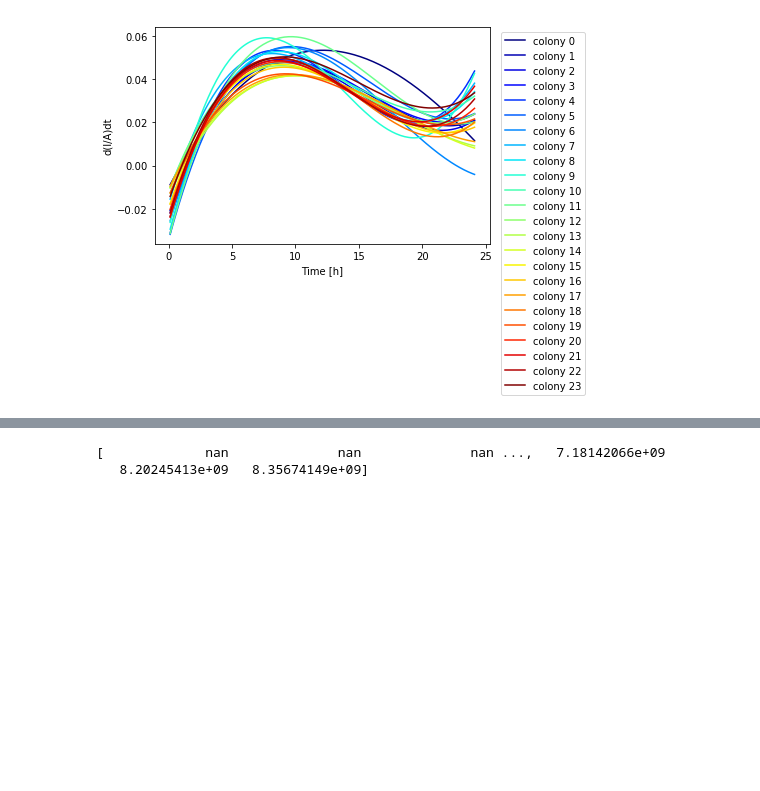
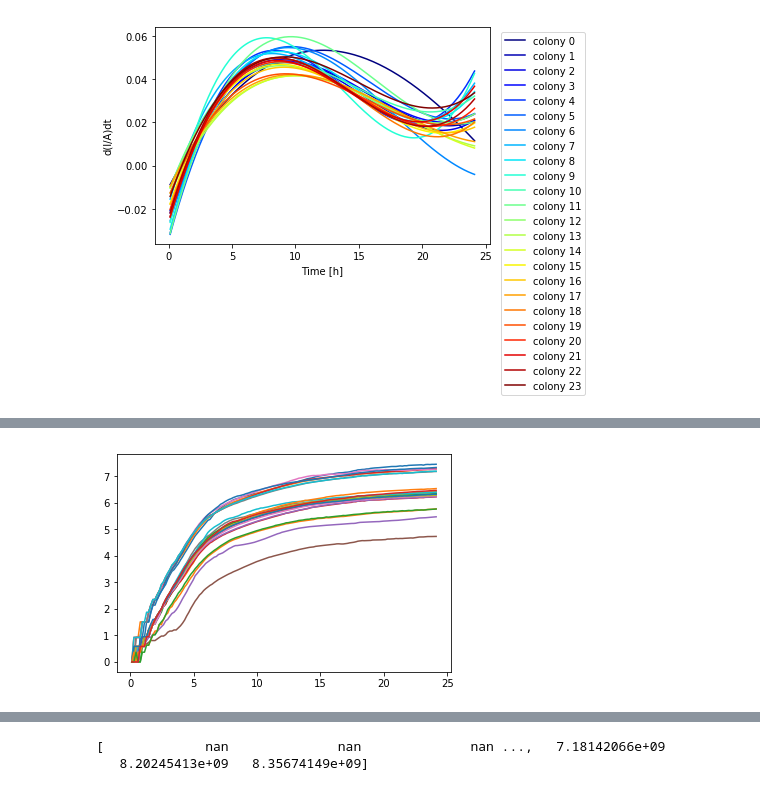
Before and after one commit to Prosimio/Plate_reader_analysis, a Jupyter notebook: Inverter_Analysis.ipynb, the cells around one changed output, grey strips where cells are left out. Saved outputs shown, nothing was run; the diff lists cells and outputs as text; code cells hidden in the pictures; blank space fills up the shorter version.

```diff
--- a/Inverter_Analysis.ipynb
+++ b/Inverter_Analysis.ipynb
@@ -1255,0 +1261,11 @@ plt.show()
+# %%
+# construct the ln(A/Ao) matrix
+
+A_div_A0 = np.zeros((srp['OD600']['data'].shape))
+
+for i in range(srp['OD600']['data'].shape[1]):
+    A_div_A0[:,i] = srp['OD600']['data'][:,i]/srp['OD600']['data'][0,i]
+
+print(srp['OD600']['data'])
+print(A_div_A0)
+log_AA0=np.log(A_div_A0)
@@ -1255,0 +1311,5 @@ plt.show()
+# %%
+plt.plot(srp['OD600']['time'],log_AA0)
+plt.show()
+# %% [output]
+[figure, added]
```
Also changed, not shown: parts of 28 cells of this notebook.
